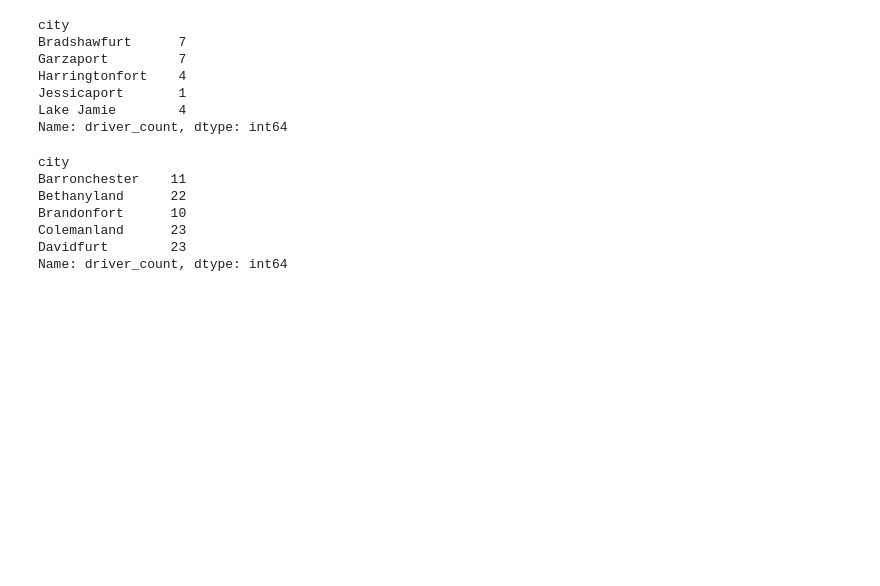
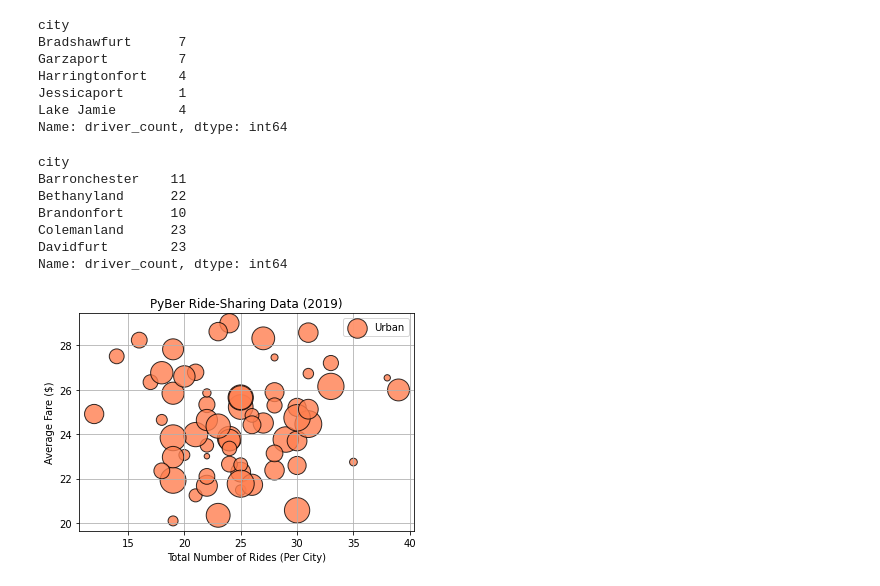
Before and after one commit to ccwillmore/PyBer_Analysis, a Jupyter notebook: Pyber.ipynb, the cells around one changed output. Drawn from its saved outputs; the diff is of its cells as text; code cells hidden in the pictures; blank space fills up the shorter version.

Commit message:
created 4d scatter plots for each type

```diff
--- a/Pyber.ipynb
+++ b/Pyber.ipynb
@@ -277,3 +257,17 @@ Brandonfort      10
 Colemanland      23
 Davidfurt        23
 Name: driver_count, dtype: int64
+# %%
+plt.scatter(urban_cities_ride_count_df,
+            urban_average_fare_df,
+            label='Urban',c='coral',
+            s=urban_average_drivers_df*10,
+           edgecolor='k',linewidths=1,
+           alpha=0.8)
+plt.legend()
+plt.title('PyBer Ride-Sharing Data (2019)')
+plt.xlabel('Total Number of Rides (Per City)')
+plt.ylabel('Average Fare ($)')
+plt.grid()
+# %% [output]
+[figure, added]
```
Also changed, not shown: parts of 3 cells of this notebook.
